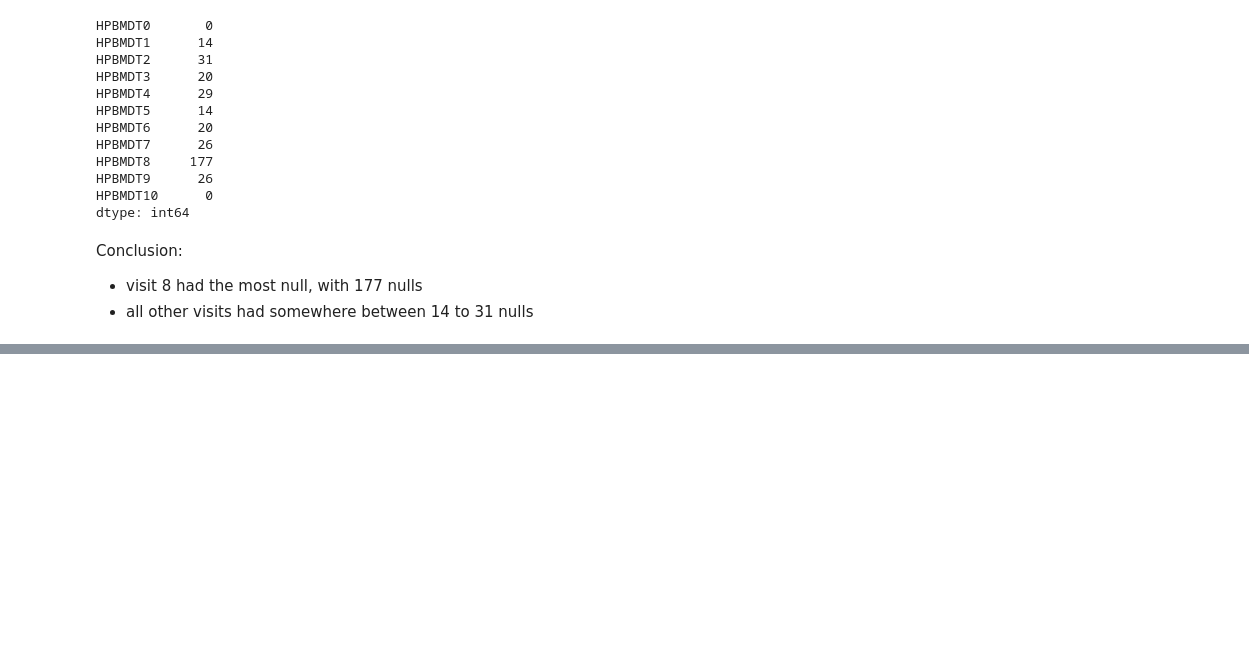
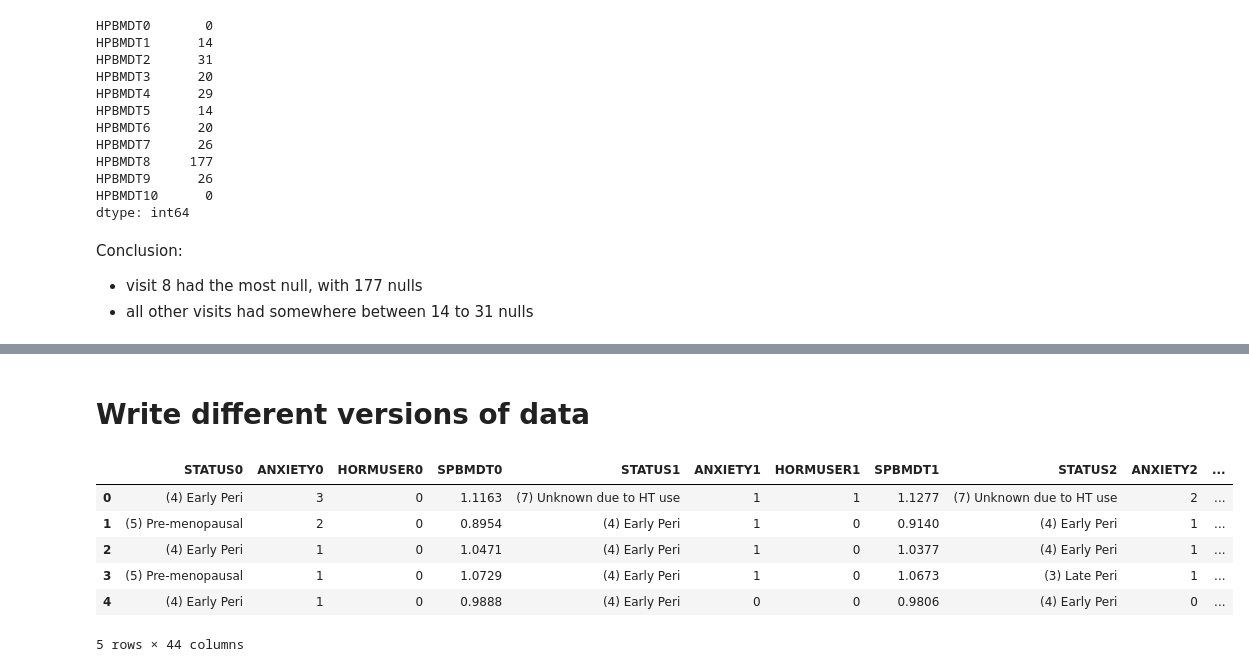
Before and after one commit to c6shi/hormone-use-bmd, a Jupyter notebook: eda.ipynb, the cells around one changed output, grey strips where cells are left out. Drawn from its saved outputs; the diff is of its cells as text; code cells hidden in the pictures; blank space fills up the shorter version.

```diff
--- a/eda.ipynb
+++ b/eda.ipynb
@@ -444,0 +505,2 @@ Conclusion:
+# %% [markdown]
+# Write different versions of data
@@ -444,0 +578,13 @@ Conclusion:
+# %%
+test_col = ['STATUS', 'ANXIETY', 'HORMUSER', 'SPBMDT', 'HPBMDT']
+test_col_spine = [col + str(i) for i in range(0, 11) for col in test_col if col != 'HPBMDT']
+test = data_no_null_hormuser_spine[test_col_spine]
+test.head()
+# %% [output]
+|  | STATUS0 | ANXIETY0 | HORMUSER0 | SPBMDT0 | STATUS1 | ANXIETY1 | HORMUSER1 | SPBMDT1 | STATUS2 | ANXIETY2 | ... |
+| 0 | (4) Early Peri | 3 | 0 | 1.1163 | (7) Unknown due to HT use | 1 | 1 | 1.1277 | (7) Unknown due to HT use | 2 | ... |
+| 1 | (5) Pre-menopausal | 2 | 0 | 0.8954 | (4) Early Peri | 1 | 0 | 0.9140 | (4) Early Peri | 1 | ... |
+| 2 | (4) Early Peri | 1 | 0 | 1.0471 | (4) Early Peri | 1 | 0 | 1.0377 | (4) Early Peri | 1 | ... |
+| 3 | (5) Pre-menopausal | 1 | 0 | 1.0729 | (4) Early Peri | 1 | 0 | 1.0673 | (3) Late Peri | 1 | ... |
+| 4 | (4) Early Peri | 1 | 0 | 0.9888 | (4) Early Peri | 0 | 0 | 0.9806 | (4) Early Peri | 0 | ... |
+5 rows × 44 columns
```
Also changed, not shown: parts of 16 cells of this notebook, 6 other files.
